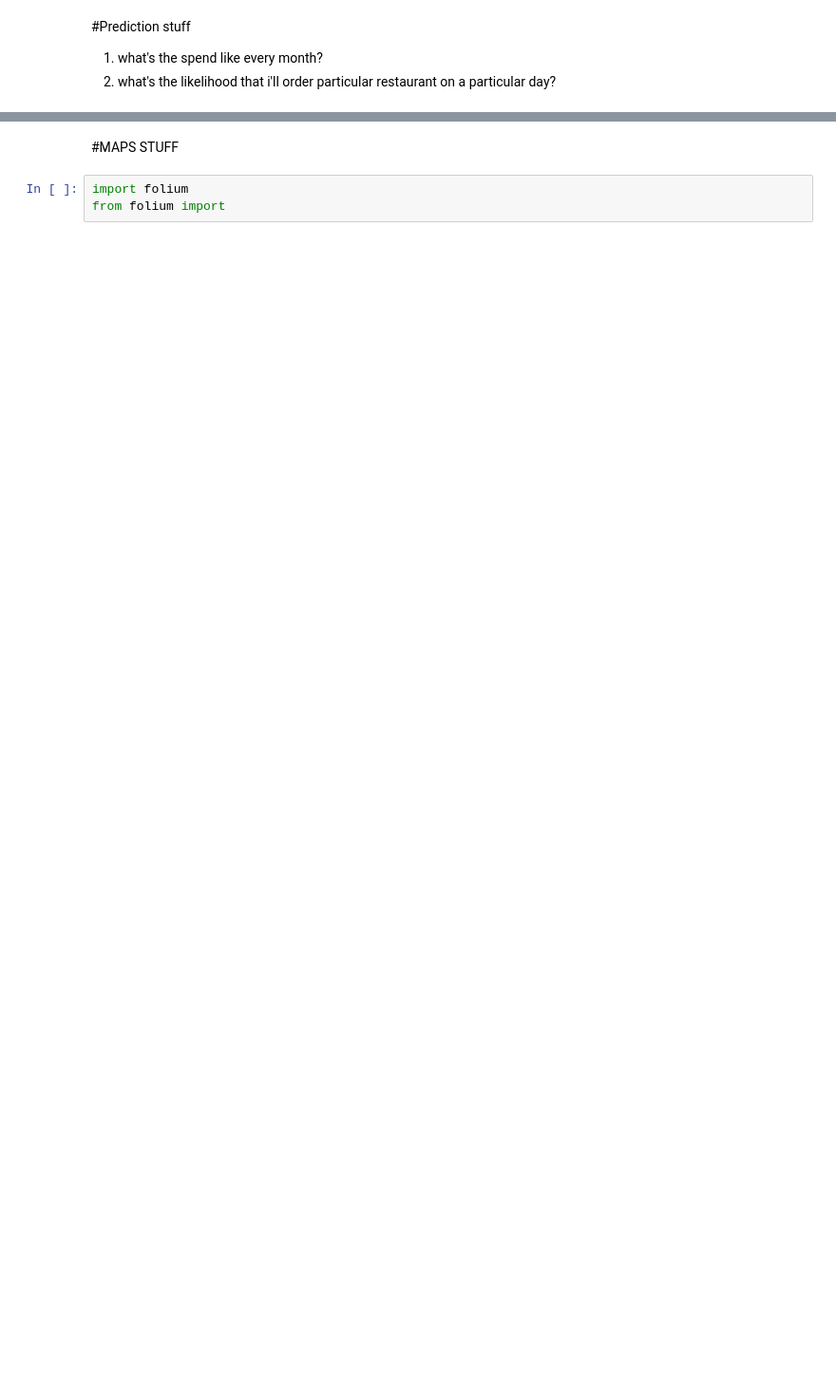
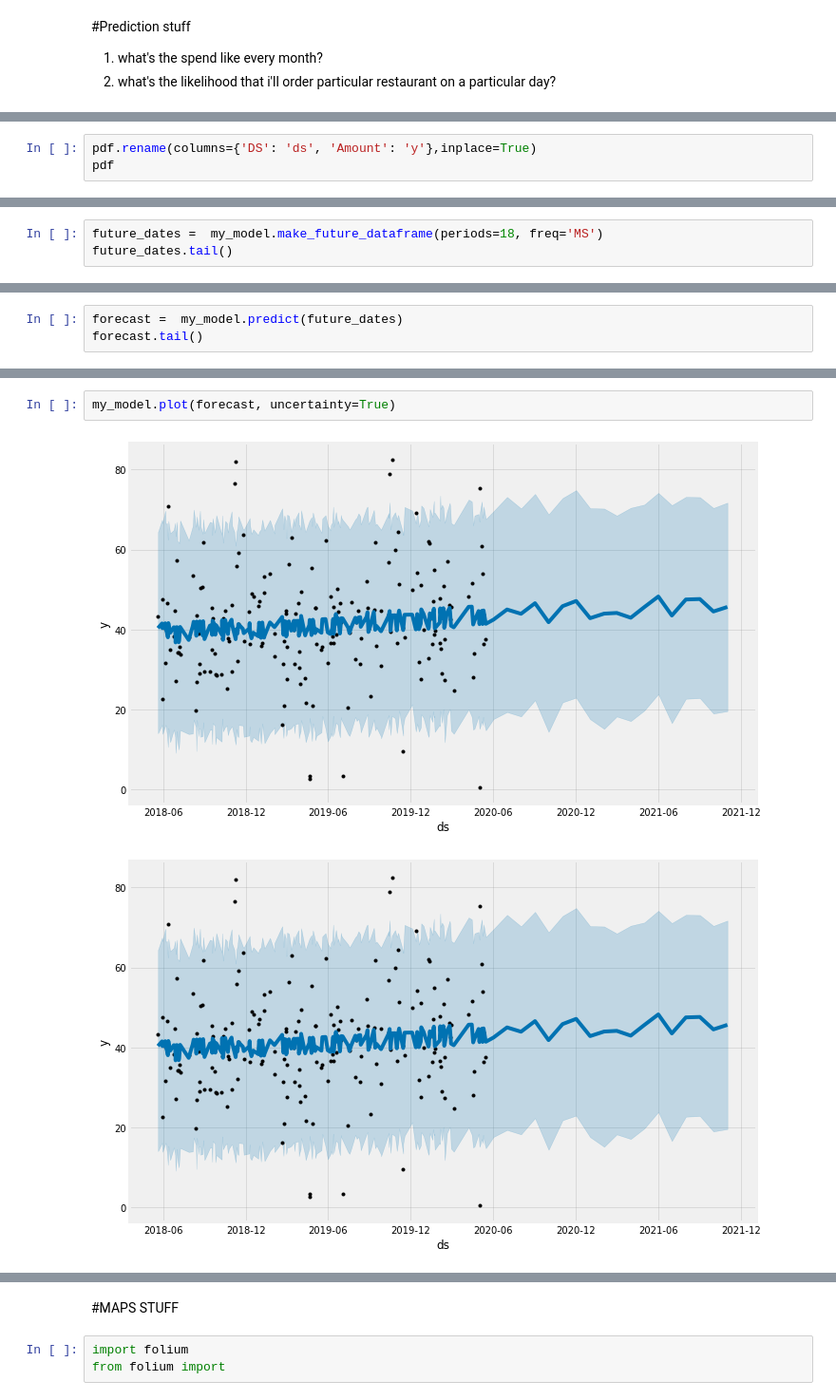
Before and after one commit to anjaleeDS/DataVizStanford, a Jupyter notebook: DoordashPredictions.ipynb, the cells around one changed output, grey strips where cells are left out. Shown at 95% size. Drawn from its saved outputs; the diff is of its cells as text; blank space fills up the shorter version.

```diff
--- a/DoordashPredictions.ipynb
+++ b/DoordashPredictions.ipynb
@@ -220,2 +251,5 @@ Name: ds, dtype: int64
+# %%
+pdf.rename(columns={'DS': 'ds', 'Amount': 'y'},inplace=True)
+pdf
 # %%
 my_model = Prophet(interval_width=0.95)
@@ -226,0 +261,3 @@ predict_by_month
+# %%
+future_dates =  my_model.make_future_dataframe(periods=18, freq='MS')
+future_dates.tail()
@@ -226,0 +271,3 @@ predict_by_month
+# %%
+forecast =  my_model.predict(future_dates)
+forecast.tail()
@@ -226,0 +281,5 @@ predict_by_month
+# %%
+my_model.plot(forecast, uncertainty=True)
+# %% [output]
+[figure, added]
+[figure, added]
```
Also changed, not shown: parts of 20 cells of this notebook.
